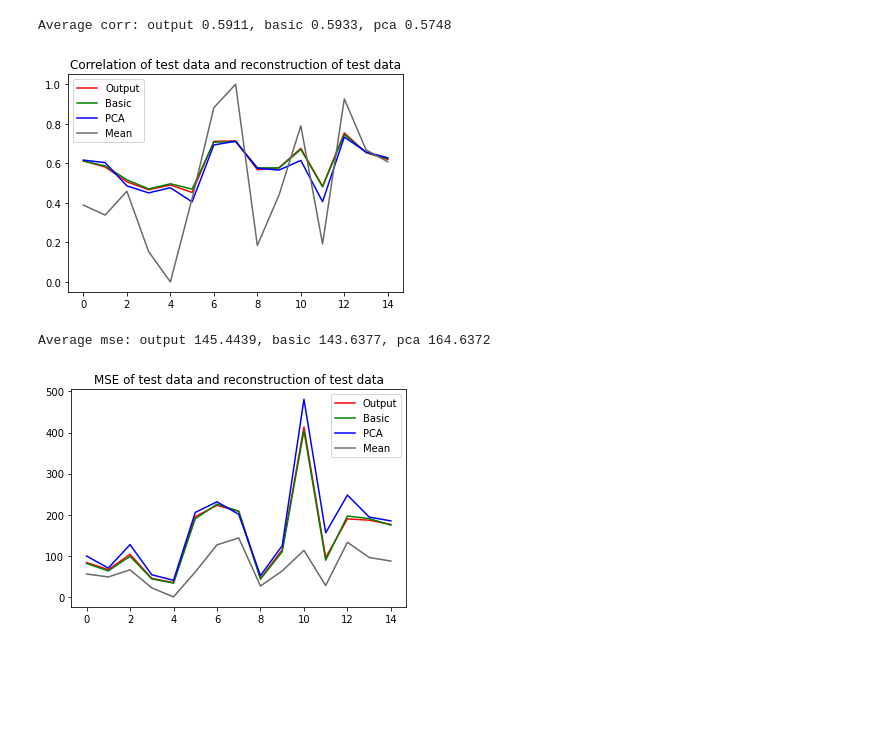
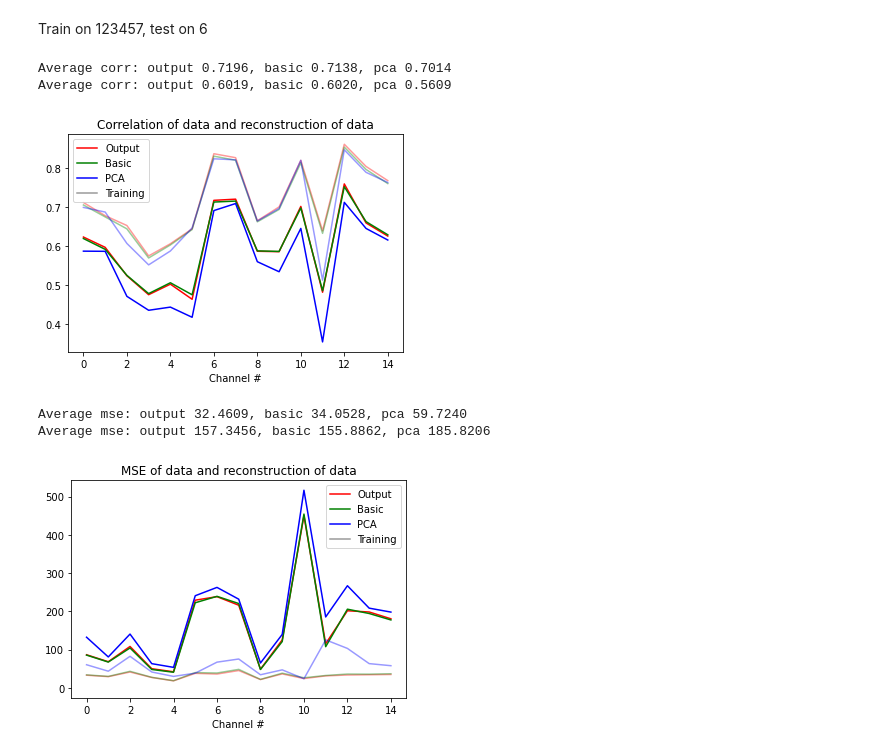
Before and after one commit to SamMinkowicz/timeseries-clustering-vae, a Jupyter notebook: Compare.ipynb, the cells around one changed output. Drawn from its saved outputs; the diff is of its cells as text; code cells hidden in the pictures; blank space fills up the shorter version.

```diff
--- a/Compare.ipynb
+++ b/Compare.ipynb
@@ -15,0 +66,2 @@ mean_pca = [29.558443014706768, 27.414924678304136, 32.54528668084857, 19.545427
+# %% [markdown]
+Train on 123457, test on 6
@@ -16,13 +81,47 @@ mean_pca = [29.558443014706768, 27.414924678304136, 32.54528668084857, 19.545427
+# %%
+# test
+corr_out6 = [0.6335251136324352, 0.5921509465502923, 0.5123613504569687, 0.4599127700630081, 0.49516021104389224, 0.4588161479323625, 0.7109490522268275, 0.7206851492834675, 0.5897168852431266, 0.5825369128436308, 0.7043502794071329, 0.481387646798427, 0.7577492053566305, 0.6560738678087328, 0.6187501313566071]
+mse_out6 = [72.44458288379073, 60.2515915901822, 96.48215350768406, 47.271963461370795, 33.906577456890226, 243.78291238698938, 201.79680322586316, 178.29474809672246, 40.11862656250692, 109.2825321352666, 370.35625087887826, 93.52408581704336, 174.60789303411667, 165.06719265512336, 151.33444894106697]
+mean_out6 = [28.509540663216402, 27.423859010318534, 31.510934801716598, 18.99203399725723, 12.797661557948794, 35.45269722936723, 47.41492170278952, 53.1230554188536, 20.554064474913332, 31.921879292210757, 47.293073943458204, 21.392582552595677, 50.07391403339674, 38.00969804975141, 36.040548926855294]
+
+corr_basic6 = [0.6192122462229205, 0.582222410975582, 0.5164344962786023, 0.4690537186751757, 0.49699761046944435, 0.46386752419013577, 0.7043124003451747, 0.713736197691045, 0.593028448522818, 0.5826175300392578, 0.7004074348263195, 0.4869869031967106, 0.7522125984882161, 0.661428510499278, 0.6161647717125263]
+mse_basic6 = [76.21696935683907, 61.74794088850886, 90.81893911377419, 44.59407884834314, 32.21377650940415, 240.26511863751222, 200.3580676193772, 190.1062935324155, 39.81365832577797, 104.89462090815694, 377.27609256316106, 86.60140835770412, 173.30335687457864, 157.33371652199529, 148.42059647251088]
+mean_basic6 = [28.509540663216402, 27.423859010318534, 31.510934801716598, 18.99203399725723, 12.797661557948794, 35.45269722936723, 47.41492170278952, 53.1230554188536, 20.554064474913332, 31.921879292210757, 47.293073943458204, 21.392582552595677, 50.07391403339674, 38.00969804975141, 36.040548926855294]
+
+corr_pca6 = [0.5615903844399311, 0.5613472264877936, 0.4416235914311624, 0.4118807138005115, 0.42235726984796973, 0.42417479049415857, 0.683107476457406, 0.7024270496931841, 0.5457365289165734, 0.5066788432710349, 0.6444271587288399, 0.3566060603334715, 0.7234241029098144, 0.6307026900478697, 0.5902642206073478]
+mse_pca6 = [140.45231400466312, 83.48281733954103, 137.99498932117694, 61.9492833457844, 47.78683076929555, 251.94446010421376, 246.89351507478133, 220.0835864316827, 59.51101411408546, 129.72366097796072, 420.67696609457374, 172.9747818170942, 231.13142604199834, 176.28026806927087, 174.25383442420986]
+mean_pca6 = [28.509540663216402, 27.423859010318534, 31.510934801716598, 18.99203399725723, 12.797661557948794, 35.45269722936723, 47.41492170278952, 53.1230554188536, 20.554064474913332, 31.921879292210757, 47.293073943458204, 21.392582552595677, 50.07391403339674, 38.00969804975141, 36.040548926855294]
+# %%
+corr_out_train = np.array(corr_out57)+np.array(corr_out2)+np.array(corr_out6)
+corr_out_train = corr_out_train/3
+corr_basic_train = np.array(corr_basic57)+np.array(corr_basic2)+np.array(corr_basic6)
+corr_basic_train = corr_basic_train/3
+corr_pca_train = np.array(corr_pca57)+np.array(corr_pca2)+np.array(corr_pca6)
+corr_pca_train = corr_pca_train/3
 # %%
+corr_out = np.array(corr_out57)+np.array(corr_out2)+np.array(corr_out6)
+corr_out = corr_out/3
+corr_basic = np.array(corr_basic57)+np.array(corr_basic2)+np.array(corr_basic6)
+corr_basic = corr_basic/3
+corr_pca = np.array(corr_pca57)+np.array(corr_pca2)+np.array(corr_pca6)
+corr_pca = corr_pca/3
+
 plt.plot(corr_out, color = 'r', label = 'Output')
 plt.plot(corr_basic, color = 'g', label = 'Basic')
 plt.plot(corr_pca, color = 'b', label = 'PCA')
-mean_value = (np.array(mean_out) - np.min(mean_out))/(np.max(mean_out) - np.min(mean_out))
-plt.plot(mean_value, color = 'dimgray', label = 'Mean')
-plt.title('Correlation of test data and reconstruction of test data')
+plt.plot(corr_out_train, color = 'r', alpha = 0.4)
+plt.plot(corr_basic_train, color = 'g', alpha = 0.4)
+plt.plot(corr_pca_train, color = 'b', alpha = 0.4)
+plt.plot([0.4], color = 'k', alpha = 0.4, label = 'Training')
+# mean_value = (np.array(mean_out2) - np.min(mean_out2))/(np.max(mean_out2) - np.min(mean_out2))
+# plt.plot(mean_value, color = 'dimgray', label = 'Mean')
+plt.xlabel('Channel #')
+plt.title('Correlation of data and reconstruction of data')
 plt.legend()
 
+print(f'Average corr: output {np.mean(corr_out_train):.4f}, basic {np.mean(corr_basic_train):.4f}, pca {np.mean(corr_pca_train):.4f}')
 print(f'Average corr: output {np.mean(corr_out):.4f}, basic {np.mean(corr_basic):.4f}, pca {np.mean(corr_pca):.4f}')
 # %% [output]
-Average corr: output 0.5911, basic 0.5933, pca 0.5748
+Average corr: output 0.7196, basic 0.7138, pca 0.7014
+Average corr: output 0.6019, basic 0.6020, pca 0.5609
-[figure, old version]
+[figure, new version]
@@ -29,13 +135,27 @@ Average corr: output 0.5911, basic 0.5933, pca 0.5748
 # %%
+mse_out = np.array(mse_out57)+np.array(mse_out2)+np.array(mse_out6)
+mse_out = mse_out/3
+mse_basic = np.array(mse_basic57)+np.array(mse_basic2)+np.array(mse_basic6)
+mse_basic = mse_basic/3
+mse_pca = np.array(mse_pca57)+np.array(mse_pca2)+np.array(mse_pca6)
+mse_pca = mse_pca/3
+
 plt.plot(mse_out, color = 'r', label = 'Output')
 plt.plot(mse_basic, color = 'g', label = 'Basic')
 plt.plot(mse_pca, color = 'b', label = 'PCA')
-mean_value = np.mean(mse_basic) * (np.array(mean_out) - np.min(mean_out))/(np.max(mean_out) - np.min(mean_out))
-plt.plot(mean_value, color = 'dimgray', label = 'Mean')
-plt.title('MSE of test data and reconstruction of test data')
+plt.plot(mse_out_train, color = 'r', alpha = 0.4)
+plt.plot(mse_basic_train, color = 'g', alpha = 0.4)
+plt.plot(mse_pca_train, color = 'b', alpha = 0.4)
+plt.plot([0], color = 'k', alpha = 0.4, label = 'Training')
+# mean_value = np.mean(mse_basic) * (np.array(mean_out) - np.min(mean_out))/(np.max(mean_out) - np.min(mean_out))
+# plt.plot(mean_value, color = 'dimgray', label = 'Mean')
+plt.xlabel('Channel #')
+plt.title('MSE of data and reconstruction of data')
 plt.legend()
 
+print(f'Average mse: output {np.mean(mse_out_train):.4f}, basic {np.mean(mse_basic_train):.4f}, pca {np.mean(mse_pca_train):.4f}')
 print(f'Average mse: output {np.mean(mse_out):.4f}, basic {np.mean(mse_basic):.4f}, pca {np.mean(mse_pca):.4f}')
 # %% [output]
-Average mse: output 145.4439, basic 143.6377, pca 164.6372
+Average mse: output 32.4609, basic 34.0528, pca 59.7240
+Average mse: output 157.3456, basic 155.8862, pca 185.8206
-[figure, old version]
+[figure, new version]
```
Also changed, not shown: parts of 11 cells of this notebook, 50 other files.
